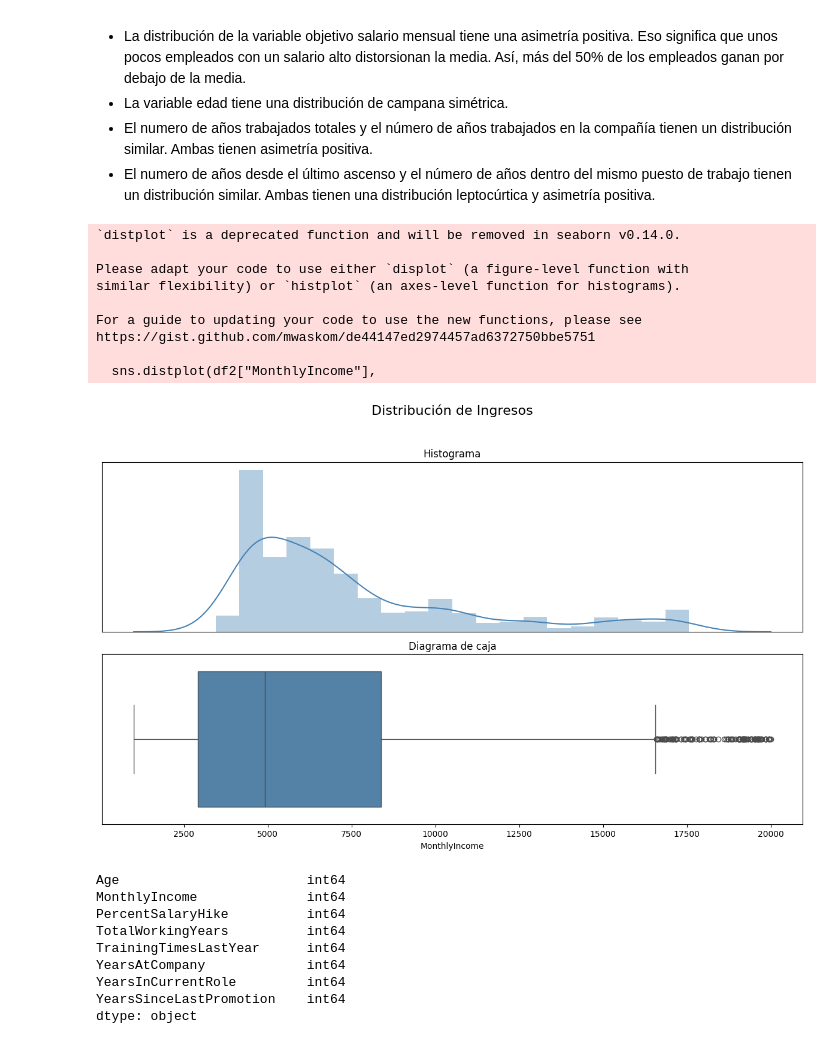
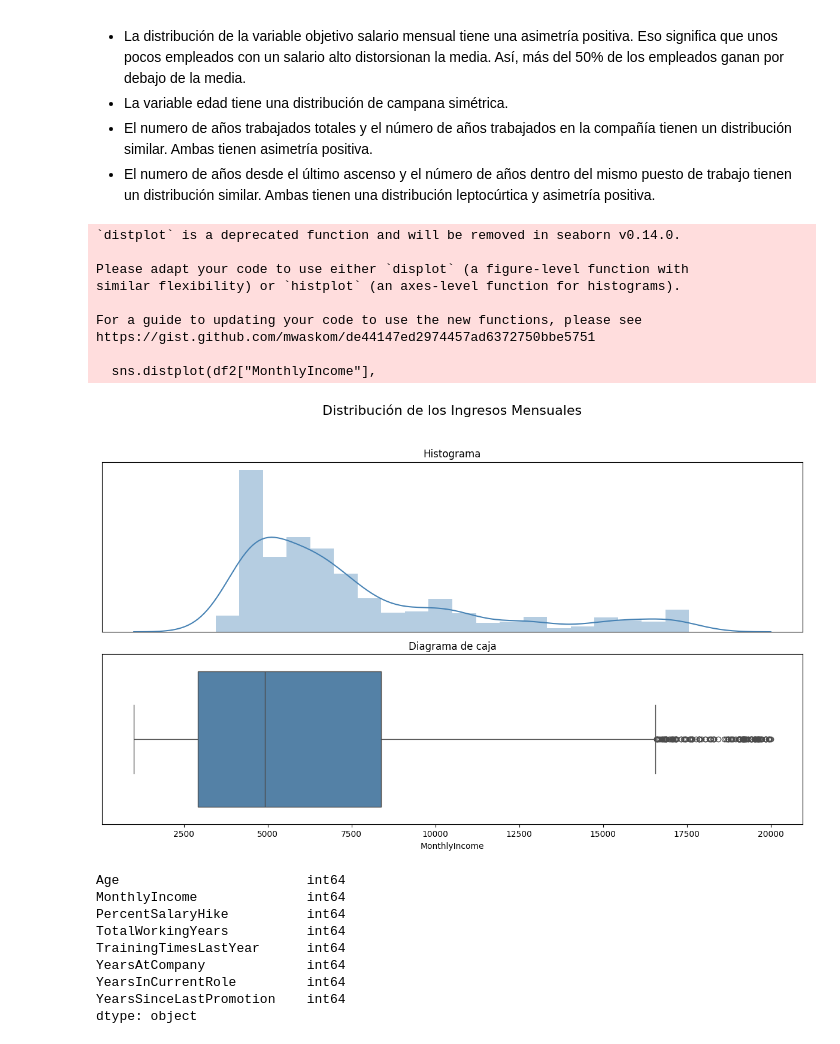
Before and after one commit to rafamd1/EDA_MI_SUELDO_Y_YO, a Jupyter notebook: EDA RM.ipynb, the cells around one changed output. Cells and saved outputs as stored; diff of their text form; code cells hidden in the pictures.

```diff
--- a/EDA RM.ipynb
+++ b/EDA RM.ipynb
@@ -418,38 +416,38 @@ Text(0.5, 1.0, 'WorkLifeBalance')
 - El numero de años desde el último ascenso y el número de años dentro del mismo puesto de trabajo tienen un distribución similar. Ambas tienen una distribución leptocúrtica y asimetría positiva.
 # %%
 f, axes = plt.subplots(2, 1, figsize=(12,8))
-f.suptitle('Distribución de Ingresos', fontsize=16)
+f.suptitle('Distribución de los Ingresos Mensuales', fontsize=16)
 
 sns.distplot(df2["MonthlyIncome"],
              kde=True,
             bins=20,
             color='steelblue',
             ax=axes[0]);
 axes[0].set_title('Histograma')
 axes[0].yaxis.set_visible(False)
 axes[0].xaxis.set_visible(False)
 
 sns.boxplot(df2["MonthlyIncome"],
             color='steelblue',
             ax=axes[1],
             orient='h');
 
 axes[1].set_title('Diagrama de caja')
 axes[1].yaxis.set_visible(False)
 
 
 plt.tight_layout(rect=[0, 0.03, 1, 0.95])
 # %% [output]
 `distplot` is a deprecated function and will be removed in seaborn v0.14.0.
 
 Please adapt your code to use either `displot` (a figure-level function with
 similar flexibility) or `histplot` (an axes-level function for histograms).
 
 For a guide to updating your code to use the new functions, please see
 https://gist.github.com/mwaskom/de44147ed2974457ad6372750bbe5751
 
   sns.distplot(df2["MonthlyIncome"],
-[figure, old version]
+[figure, new version]
 # %%
 df2.dtypes[df2.dtypes == "int64"]
 # %% [output]
```
Also changed, not shown: parts of 14 cells of this notebook.
